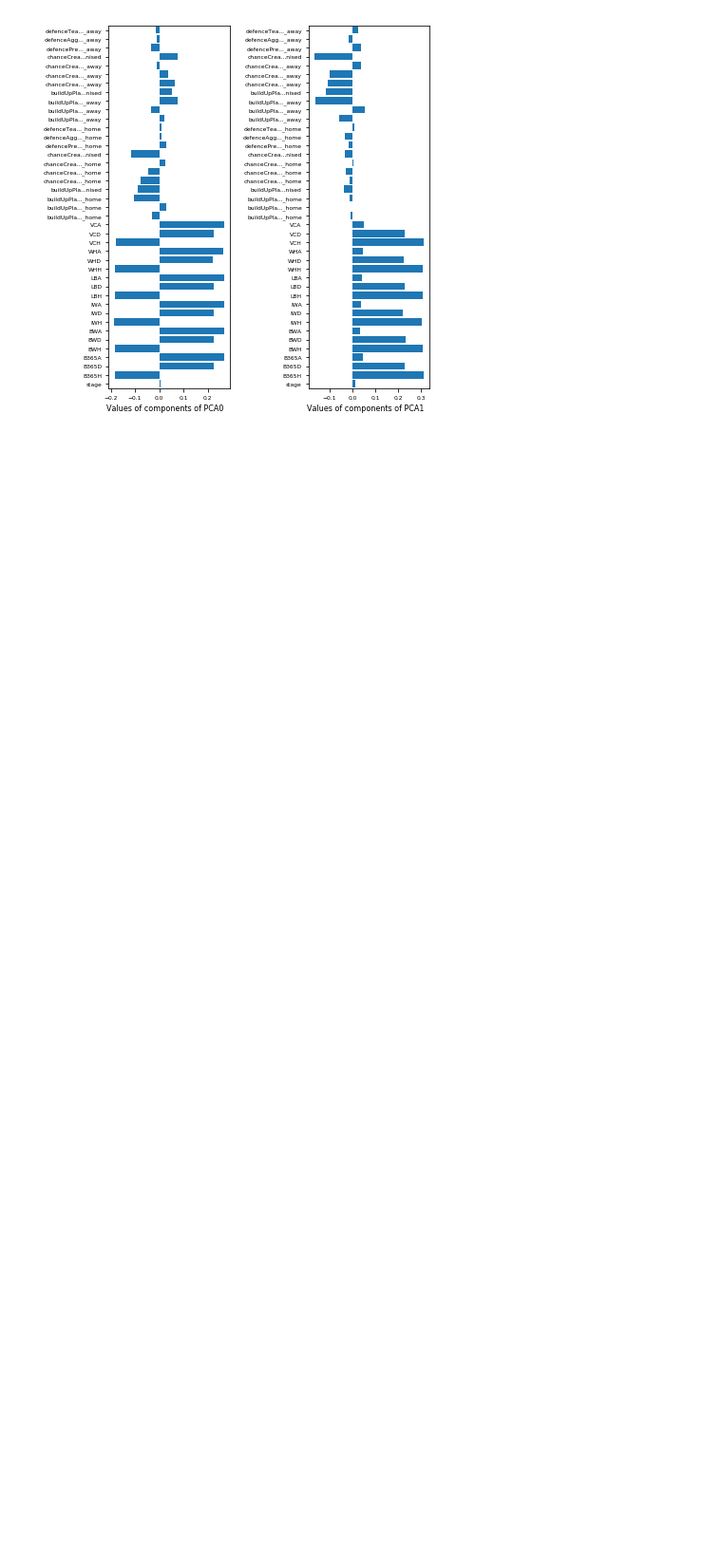
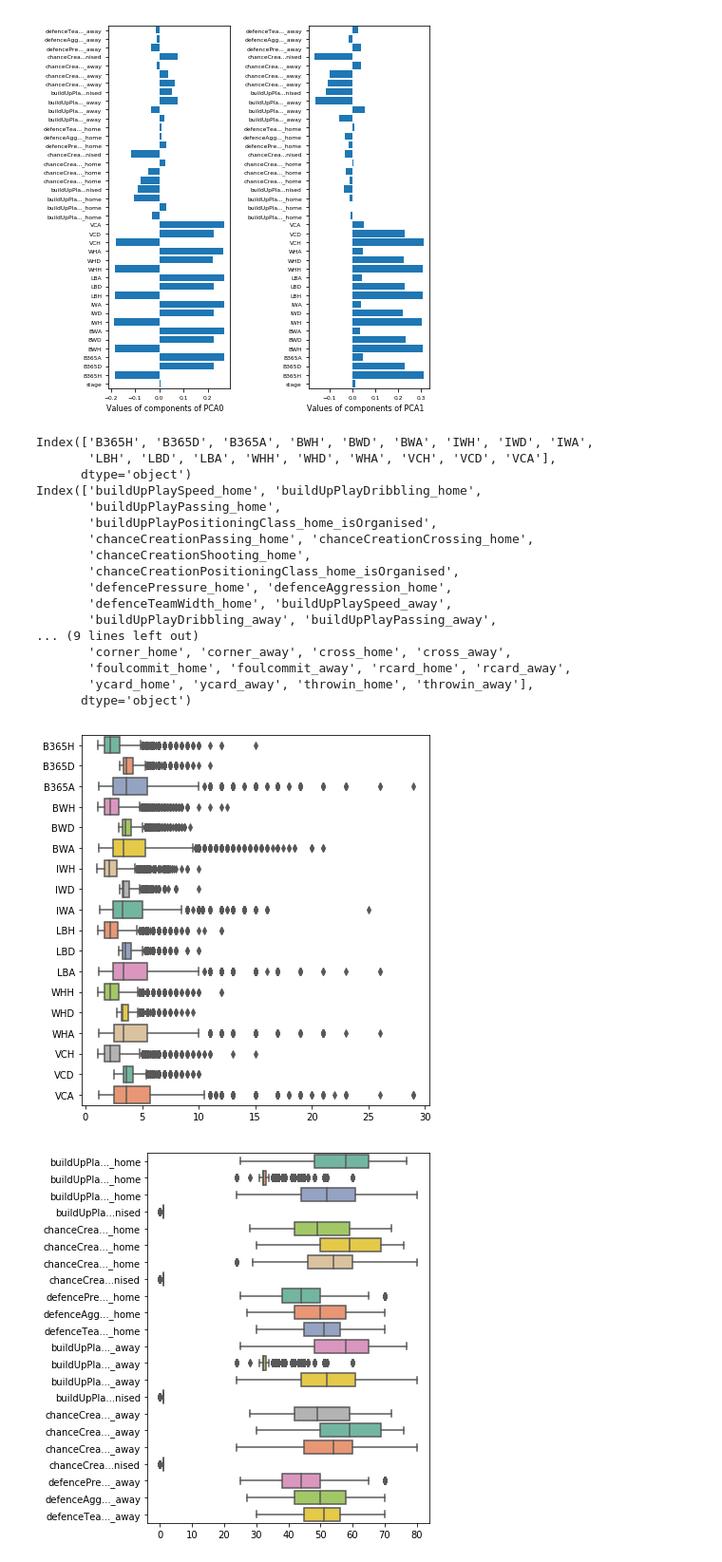
Before and after one commit to ShawnHouCHN/Introduction-to-Machine-Learning-and-Data-Mining-E17, a Jupyter notebook: Project1/Project 1 Notebook.ipynb, the cells around one changed output. Shown at 95% size. Saved outputs shown, nothing was run; the diff lists cells and outputs as text; code cells hidden in the pictures; blank space fills up the shorter version.

Commit message:
created box plots

```diff
--- a/Project1/Project 1 Notebook.ipynb
+++ b/Project1/Project 1 Notebook.ipynb
@@ -205,9 +205,7 @@ def do_pca(df):
     fig.tight_layout()
     fig.savefig('pca_scatter.pdf')
 
-    labels = standardized.columns
-    #labels = [ '\n'.join(wrap(l, len(l) // 2 + 1)) for l in labels ]
-    labels = [ l[:10] + "..."+l[-5:] if len(l) > 15 else l for l in labels  ]
+    labels = [ l[:10] + "..."+l[-5:] if len(l) > 15 else l for l in standardized.columns  ]
     fig, ax = plt.subplots(1, 2, figsize=(6, 6))
     ax = np.reshape(ax, -1)
     for i in range(2):
@@ -231,20 +229,22 @@ def do_pca(df):
     fig.savefig('pca_components_withsign.pdf')
 
 #do_pca(df_match)
-#do_pca(df_match.filter(['buildUpPlaySpeed_home', 'buildUpPlayDribbling_home', 'buildUpPlayPassing_home',
-#                      'buildUpPlayPositioningClass_home_isOrganised', 'chanceCreationPassing_home',
-#                      'chanceCreationCrossing_home', 'chanceCreationShooting_home',
-#                      'chanceCreationPositioningClass_home_isOrganised', 'defencePressure_home',
-#                      'defenceAggression_home', 'defenceTeamWidth_home', 'buildUpPlaySpeed_away',
-#                      'buildUpPlayDribbling_away', 'buildUpPlayPassing_away' ,
-#                      'buildUpPlayPositioningClass_away_isOrganised', 'chanceCreationPassing_away',
-#                      'chanceCreationCrossing_away', 'chanceCreationShooting_away',
-#                      'chanceCreationPositioningClass_away_isOrganised', 'defencePressure_away' ,
-#                      'defenceAggression_away', 'defenceTeamWidth_away', 'stage']))
-do_pca(df_match.drop(['home_team_goal', 'away_team_goal', 'possession_home', 'shoton_home', 'shoton_away',
+team_attributes = ['buildUpPlaySpeed_home', 'buildUpPlayDribbling_home', 'buildUpPlayPassing_home',
+                      'buildUpPlayPositioningClass_home_isOrganised', 'chanceCreationPassing_home',
+                      'chanceCreationCrossing_home', 'chanceCreationShooting_home',
+                      'chanceCreationPositioningClass_home_isOrganised', 'defencePressure_home',
+                      'defenceAggression_home', 'defenceTeamWidth_home', 'buildUpPlaySpeed_away',
+                      'buildUpPlayDribbling_away', 'buildUpPlayPassing_away' ,
+                      'buildUpPlayPositioningClass_away_isOrganised', 'chanceCreationPassing_away',
+                      'chanceCreationCrossing_away', 'chanceCreationShooting_away',
+                      'chanceCreationPositioningClass_away_isOrganised', 'defencePressure_away' ,
+                      'defenceAggression_away', 'defenceTeamWidth_away']
+#do_pca(df_match.filter(team_attributes + ['stage']))
+after_match_attributes = ['home_team_goal', 'away_team_goal', 'possession_home', 'shoton_home', 'shoton_away',
                       'shotoff_home', 'shotoff_away', 'corner_home', 'corner_away', 'cross_home', 'cross_away',
                       'foulcommit_home', 'foulcommit_away', 'rcard_home', 'rcard_away', 'ycard_home', 'ycard_away',
-                      'throwin_home', 'throwin_away'], axis=1))
+                      'throwin_home', 'throwin_away']
+do_pca(df_match.drop(after_match_attributes, axis=1))
 # %% [output]
 ['stage' 'B365H' 'B365D' 'B365A' 'BWH' 'BWD' 'BWA' 'IWH' 'IWD' 'IWA' 'LBH'
  'LBD' 'LBA' 'WHH' 'WHD' 'WHA' 'VCH' 'VCD' 'VCA' 'buildUpPlaySpeed_home'
@@ -267,3 +267,36 @@ do_pca(df_match.drop(['home_team_goal', 'away_team_goal', 'possession_home', 'sh
 [figure]
 [figure]
 [figure]
+# %%
+def do_boxplot(df, name):
+    print(df.columns)
+    labels = [ l[:10] + "..."+l[-5:] if len(l) > 15 else l for l in df.columns  ]
+    fig, ax = plt.subplots(1, 1, figsize=(6, 6))
+    sns.boxplot(data=df, orient="h", palette="Set2", ax=ax)
+    ax.set_yticklabels(labels)
+    fig.tight_layout()
+    fig.savefig('box_%s.pdf' % name)
+
+do_boxplot(df_match.filter(regex='.*[HAD]$'), 'odds')
+do_boxplot(df_match.filter(team_attributes), 'team')
+do_boxplot(df_match.filter(['stage'] + after_match_attributes), 'misc')
+# %% [output]
+Index(['B365H', 'B365D', 'B365A', 'BWH', 'BWD', 'BWA', 'IWH', 'IWD', 'IWA',
+       'LBH', 'LBD', 'LBA', 'WHH', 'WHD', 'WHA', 'VCH', 'VCD', 'VCA'],
+      dtype='object')
+Index(['buildUpPlaySpeed_home', 'buildUpPlayDribbling_home',
+       'buildUpPlayPassing_home',
+       'buildUpPlayPositioningClass_home_isOrganised',
+       'chanceCreationPassing_home', 'chanceCreationCrossing_home',
+       'chanceCreationShooting_home',
+       'chanceCreationPositioningClass_home_isOrganised',
+       'defencePressure_home', 'defenceAggression_home',
+       'defenceTeamWidth_home', 'buildUpPlaySpeed_away',
+       'buildUpPlayDribbling_away', 'buildUpPlayPassing_away',
+... (9 lines left out)
+       'corner_home', 'corner_away', 'cross_home', 'cross_away',
+       'foulcommit_home', 'foulcommit_away', 'rcard_home', 'rcard_away',
+       'ycard_home', 'ycard_away', 'throwin_home', 'throwin_away'],
+      dtype='object')
+[figure, added]
+[figure, added]
```
Also changed, not shown: parts of 1 cell of this notebook, 7 other files.
